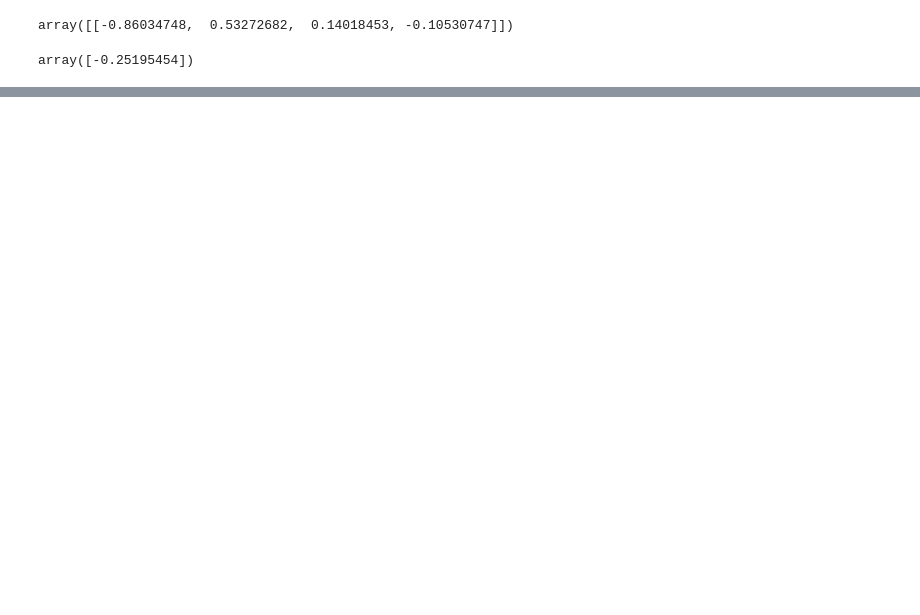
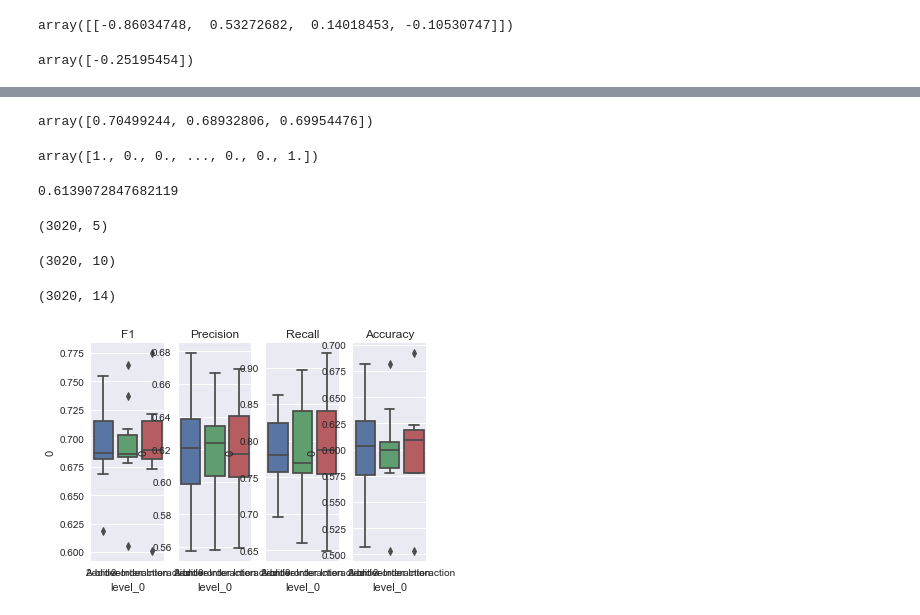
Before and after one commit to Eddonofuture/DSDesafLatam, a Jupyter notebook: Fundamentos Data Science/Clase 6/Machine Learning Clasificacion.ipynb, the cells around one changed output, grey strips where cells are left out. Drawn from its saved outputs; the diff is of its cells as text; code cells hidden in the pictures; blank space fills up the shorter version.

```diff
--- a/Fundamentos Data Science/Clase 6/Machine Learning Clasificacion.ipynb
+++ b/Fundamentos Data Science/Clase 6/Machine Learning Clasificacion.ipynb
@@ -42,0 +137,11 @@ array([-0.25195454])
+# %%
+from sklearn.model_selection import cross_val_score
+
+cross_val_score(LogisticRegression(),
+                X=df.loc[:,'dist100':'assoc'],
+                y=df['y'],
+                cv=3,
+                scoring='f1'
+               )
+# %% [output]
+array([0.70499244, 0.68932806, 0.69954476])
@@ -42,0 +157,8 @@ array([-0.25195454])
+# %%
+m1_cv_loo
+# %% [output]
+array([1., 0., 0., ..., 0., 0., 1.])
+# %%
+np.mean(m1_cv_loo)
+# %% [output]
+0.6139072847682119
@@ -42,0 +167,50 @@ array([-0.25195454])
+# %%
+std_matrix = StandardScaler().fit_transform(df.loc[:,'dist100':'assoc'])
+# %%
+from sklearn.preprocessing import PolynomialFeatures
+
+df_int_2 = PolynomialFeatures(degree=2,
+                              interaction_only=True,
+                              include_bias=False
+).fit_transform(std_matrix)
+
+
+df_int_3 = PolynomialFeatures(degree=3,
+                              interaction_only=True,
+                              include_bias=False
+).fit_transform(std_matrix)
+# %%
+df.shape
+# %% [output]
+(3020, 5)
+# %%
+df_int_2.shape
+# %% [output]
+(3020, 10)
+# %%
+df_int_3.shape
+# %% [output]
+(3020, 14)
+# %%
+eval_metrics = ['f1','precision','recall','accuracy']
+# %%
+for index, value in enumerate(eval_metrics):
+    tmp_1 = cross_val_score(LogisticRegression(),
+                           df.loc[:,'dist100':'assoc'],
+                           df['y'],cv=10,scoring=value)
+    tmp_2 = cross_val_score(LogisticRegression(),
+                           df_int_2,
+                           df['y'],cv=10,scoring=value)
+    tmp_3 = cross_val_score(LogisticRegression(),
+                           df_int_3,
+                           df['y'],cv=10,scoring=value)
+    tmp = pd.DataFrame(
+    {'Additive': tmp_1, '2-order Interaction': tmp_2, '3-order Interaction': tmp_3}
+    ).unstack().reset_index()
+
+    tmp.rename(columns={'Level_0':'order', 'level_1':'num','0':'score'}, inplace=True)
+    plt.subplot(1,4, index +1)
+    sns.boxplot(tmp.iloc[:,0], tmp.iloc[:,2])
+    plt.title(value.capitalize())
+# %% [output]
+[figure, added]
```
Also changed, not shown: parts of 15 cells of this notebook, 5 other files.
